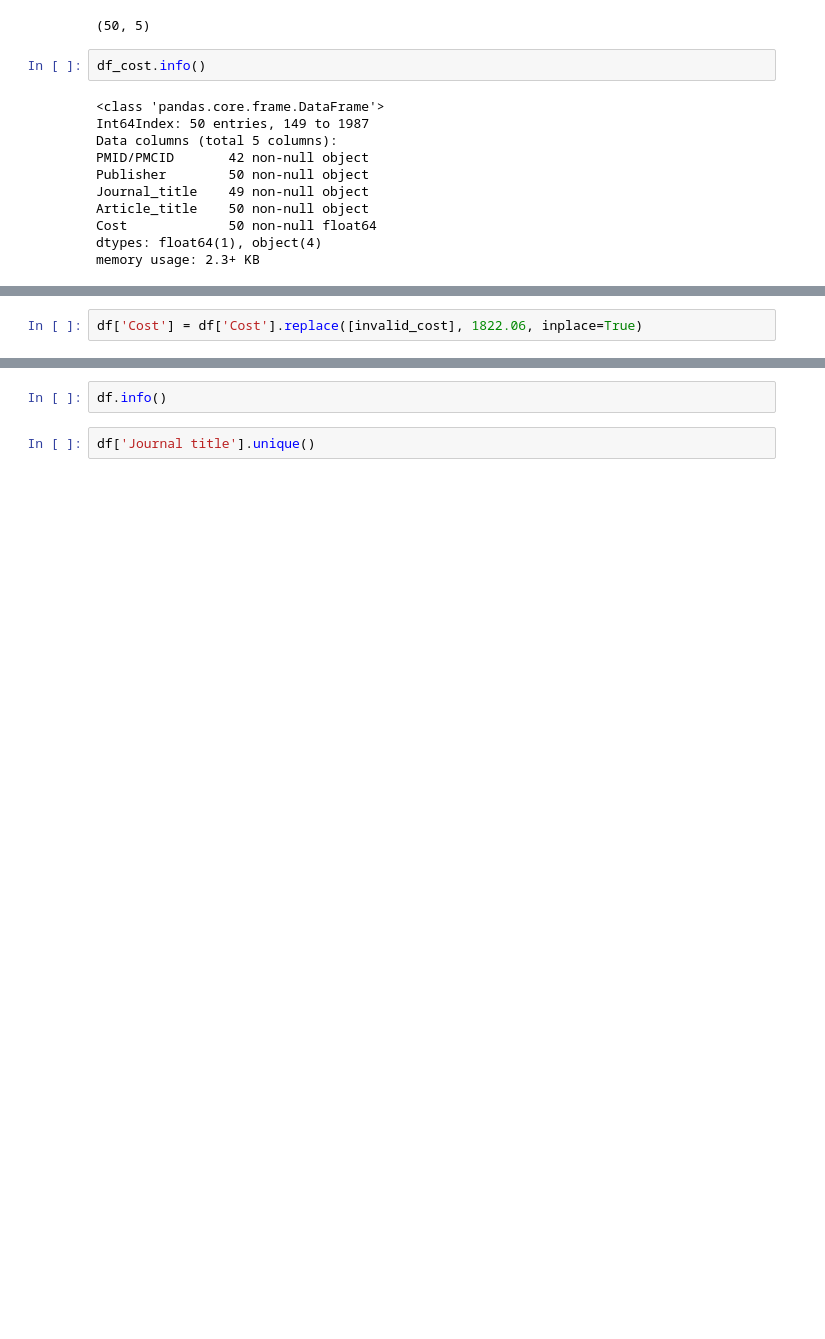
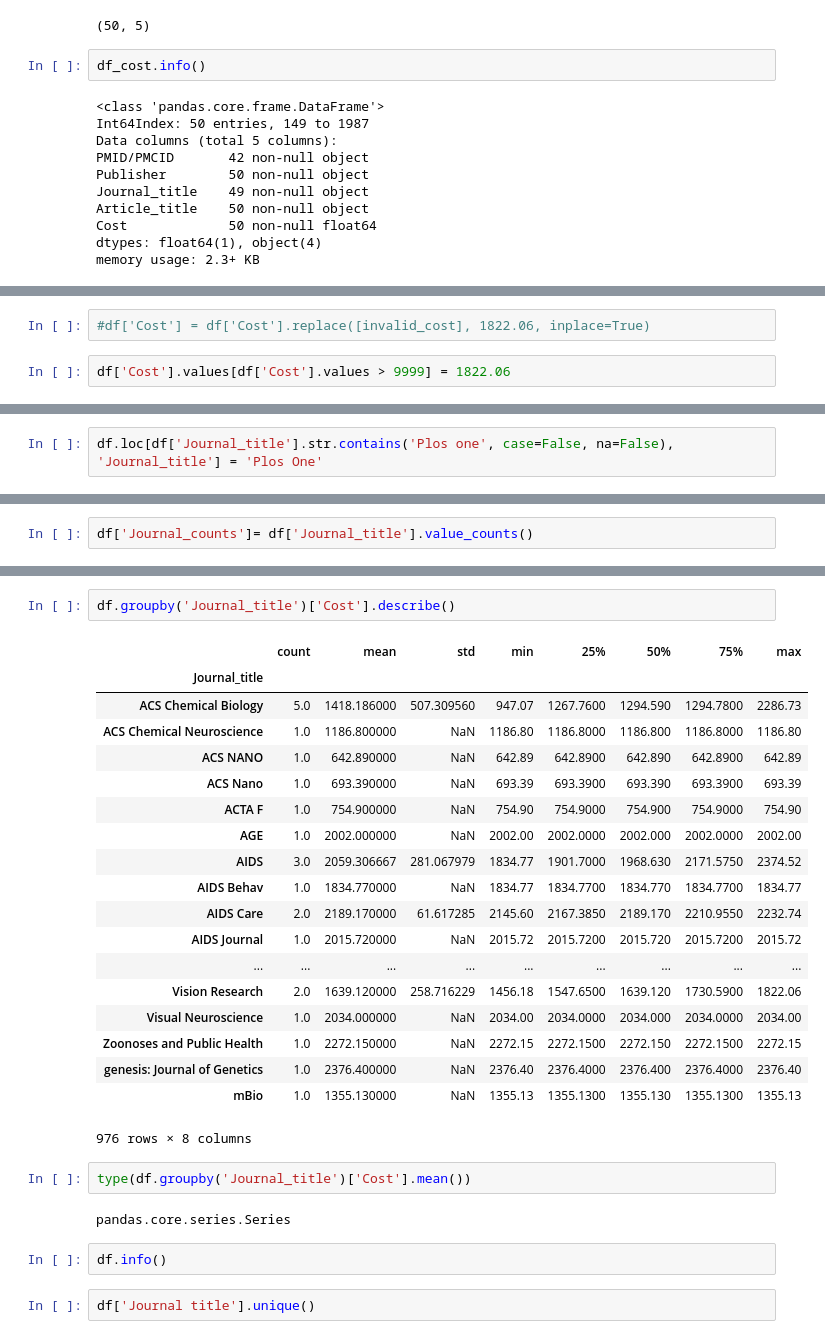
Before and after one commit to kathieking/Thinkful, a Jupyter notebook: check12_6_challenge.ipynb, the cells around one changed output, grey strips where cells are left out. Cells and saved outputs as stored; diff of their text form; blank space fills up the shorter version.

```diff
--- a/check12_6_challenge.ipynb
+++ b/check12_6_challenge.ipynb
@@ -198,5 +183,7 @@ Name: Cost, Length: 2127, dtype: bool
 # %%
-df['Cost'] = df['Cost'].replace([invalid_cost], 1822.06, inplace=True)
+#df['Cost'] = df['Cost'].replace([invalid_cost], 1822.06, inplace=True)
+# %%
+df['Cost'].values[df['Cost'].values > 9999] = 1822.06
 # %%
 print(df.loc[[149, 227, 277]])
 # %% [output]
@@ -222,0 +265,2 @@ df['Cost'].value_counts()
+# %%
+df.loc[df['Journal_title'].str.contains('Plos one', case=False, na=False), 'Journal_title'] = 'Plos One'
@@ -222,0 +291,2 @@ df['Cost'].value_counts()
+# %%
+df['Journal_counts']= df['Journal_title'].value_counts()
@@ -223,3 +367,29 @@ df['Cost'].value_counts()
+# %%
+df.groupby('Journal_title')['Cost'].describe()
+# %% [output]
+|  | count | mean | std | min | 25% | 50% | 75% | max |
+| Journal_title |  |  |  |  |  |  |  |  |
+| ACS Chemical Biology | 5.0 | 1418.186000 | 507.309560 | 947.07 | 1267.7600 | 1294.590 | 1294.7800 | 2286.73 |
+| ACS Chemical Neuroscience | 1.0 | 1186.800000 | NaN | 1186.80 | 1186.8000 | 1186.800 | 1186.8000 | 1186.80 |
+| ACS NANO | 1.0 | 642.890000 | NaN | 642.89 | 642.8900 | 642.890 | 642.8900 | 642.89 |
+| ACS Nano | 1.0 | 693.390000 | NaN | 693.39 | 693.3900 | 693.390 | 693.3900 | 693.39 |
+| ACTA F | 1.0 | 754.900000 | NaN | 754.90 | 754.9000 | 754.900 | 754.9000 | 754.90 |
+| AGE | 1.0 | 2002.000000 | NaN | 2002.00 | 2002.0000 | 2002.000 | 2002.0000 | 2002.00 |
+| AIDS | 3.0 | 2059.306667 | 281.067979 | 1834.77 | 1901.7000 | 1968.630 | 2171.5750 | 2374.52 |
+| AIDS Behav | 1.0 | 1834.770000 | NaN | 1834.77 | 1834.7700 | 1834.770 | 1834.7700 | 1834.77 |
+| AIDS Care | 2.0 | 2189.170000 | 61.617285 | 2145.60 | 2167.3850 | 2189.170 | 2210.9550 | 2232.74 |
+| AIDS Journal | 1.0 | 2015.720000 | NaN | 2015.72 | 2015.7200 | 2015.720 | 2015.7200 | 2015.72 |
+| ... | ... | ... | ... | ... | ... | ... | ... | ... |
+| Vision Research | 2.0 | 1639.120000 | 258.716229 | 1456.18 | 1547.6500 | 1639.120 | 1730.5900 | 1822.06 |
+| Visual Neuroscience | 1.0 | 2034.000000 | NaN | 2034.00 | 2034.0000 | 2034.000 | 2034.0000 | 2034.00 |
+| Zoonoses and Public Health | 1.0 | 2272.150000 | NaN | 2272.15 | 2272.1500 | 2272.150 | 2272.1500 | 2272.15 |
+| genesis: Journal of Genetics | 1.0 | 2376.400000 | NaN | 2376.40 | 2376.4000 | 2376.400 | 2376.4000 | 2376.40 |
+| mBio | 1.0 | 1355.130000 | NaN | 1355.13 | 1355.1300 | 1355.130 | 1355.1300 | 1355.13 |
+976 rows × 8 columns
+# %%
+type(df.groupby('Journal_title')['Cost'].mean())
+# %% [output]
+pandas.core.series.Series
 # %%
 df.info()
 # %%
```
Also changed, not shown: parts of 27 cells of this notebook.
